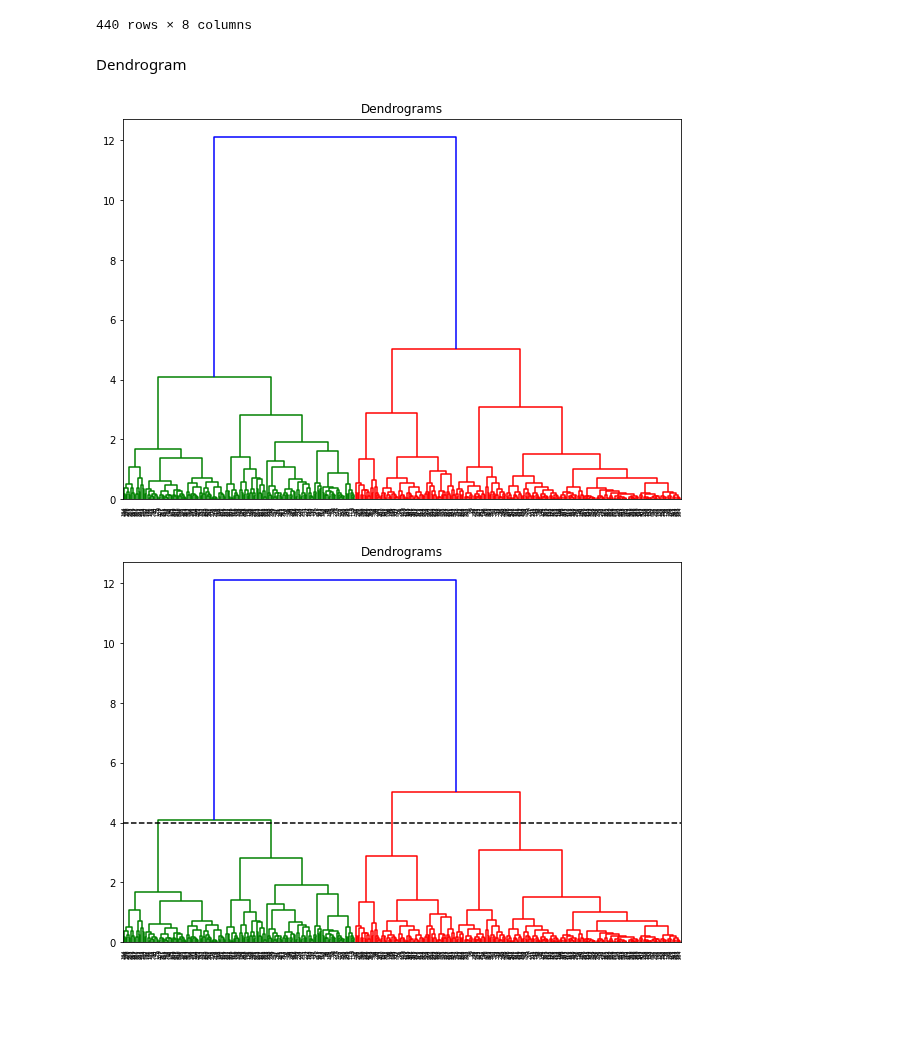
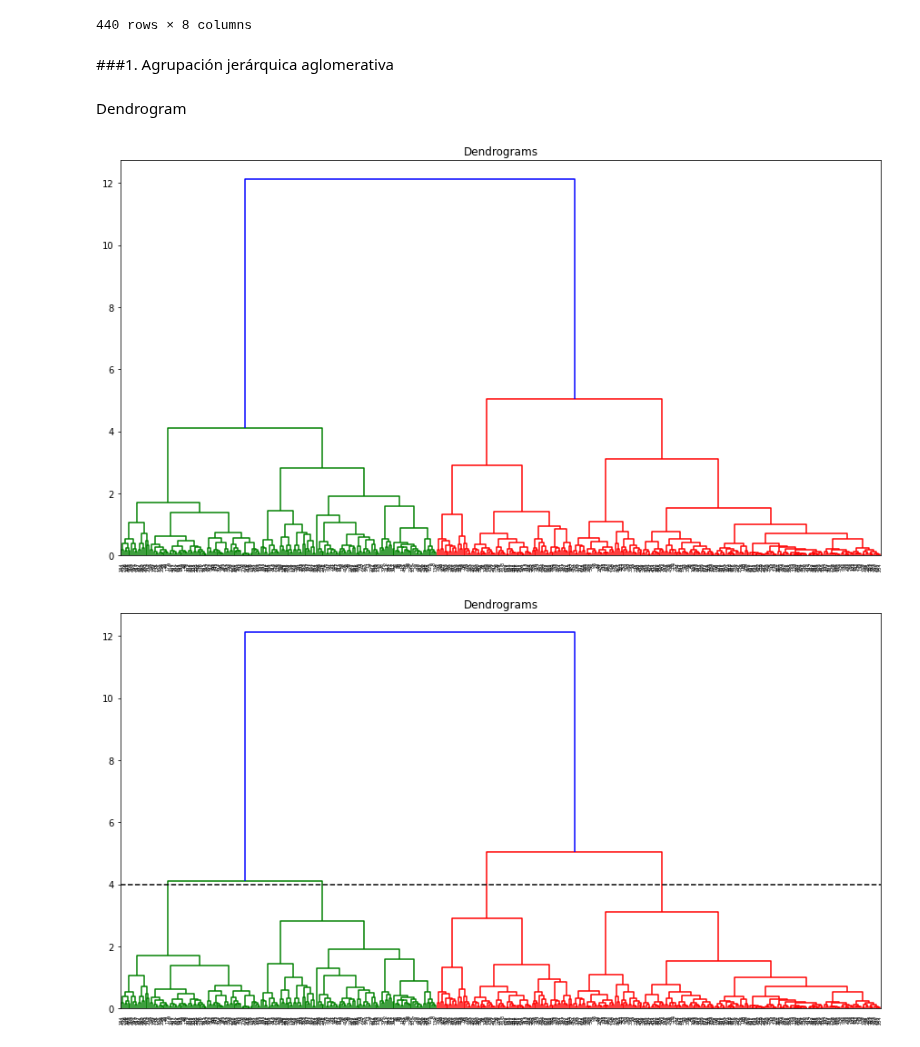
Before and after one commit to RonnyGuevara/Machine-Learning, a Jupyter notebook: TP5/TP5_ML.ipynb, the cells around one changed output. Drawn from its saved outputs; the diff is of its cells as text; code cells hidden in the pictures; blank space fills up the shorter version.

```diff
--- a/TP5/TP5_ML.ipynb
+++ b/TP5/TP5_ML.ipynb
@@ -121,21 +122,23 @@ df_nor
 | 438 | 0.000091 | 0.000273 | 0.937737 | 0.180530 | 0.203404 | 0.094594 | 0.015310 | 0.193653 |
 | 439 | 0.000241 | 0.000724 | 0.672296 | 0.409601 | 0.605476 | 0.015680 | 0.115065 | 0.012544 |
 440 rows × 8 columns
+# %% [markdown]
+###1. Agrupación jerárquica aglomerativa
 # %% [markdown]
 Dendrogram
 # %%
 import scipy.cluster.hierarchy as shc
-plt.figure(figsize=(10, 7))
+plt.figure(figsize=(15, 8))
 plt.title("Dendrograms")
 dend = shc.dendrogram(shc.linkage(df_nor, method='ward'))
 # %% [output]
-[figure, old version]
+[figure, new version]
 # %%
-plt.figure(figsize=(10, 7))
+plt.figure(figsize=(15, 8))
 plt.title("Dendrograms")
 line = shc.linkage(df_nor, method='ward')
 dend = shc.dendrogram( line )
 plt.axhline(y=4, color='black', linestyle='--')
 plt.show()
 # %% [output]
-[figure, old version]
+[figure, new version]
```
Also changed, not shown: parts of 28 cells of this notebook.
